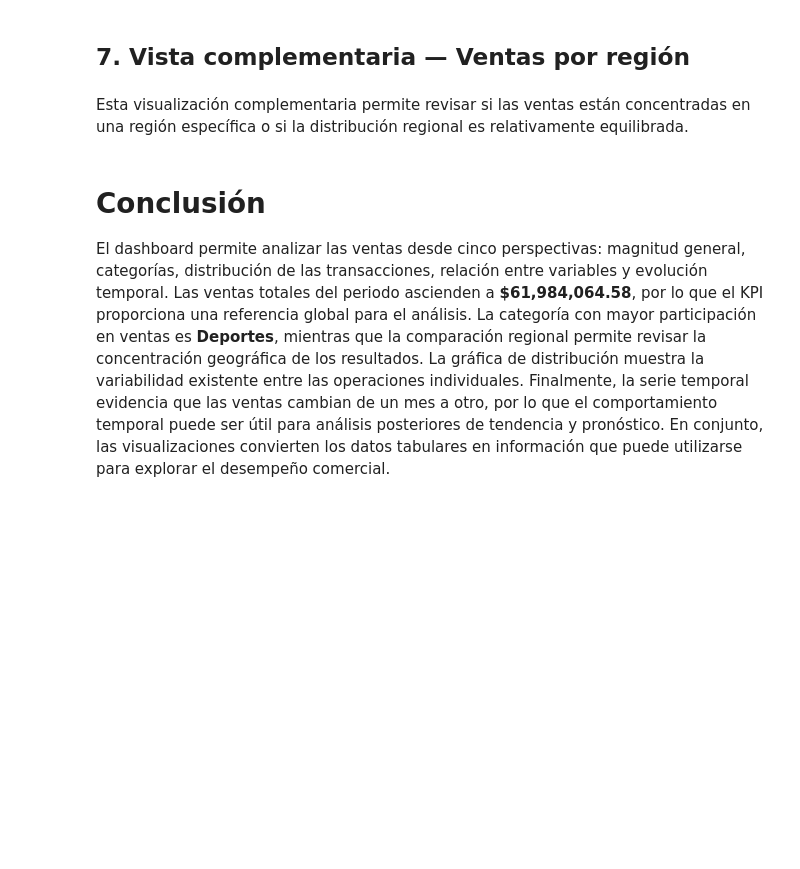
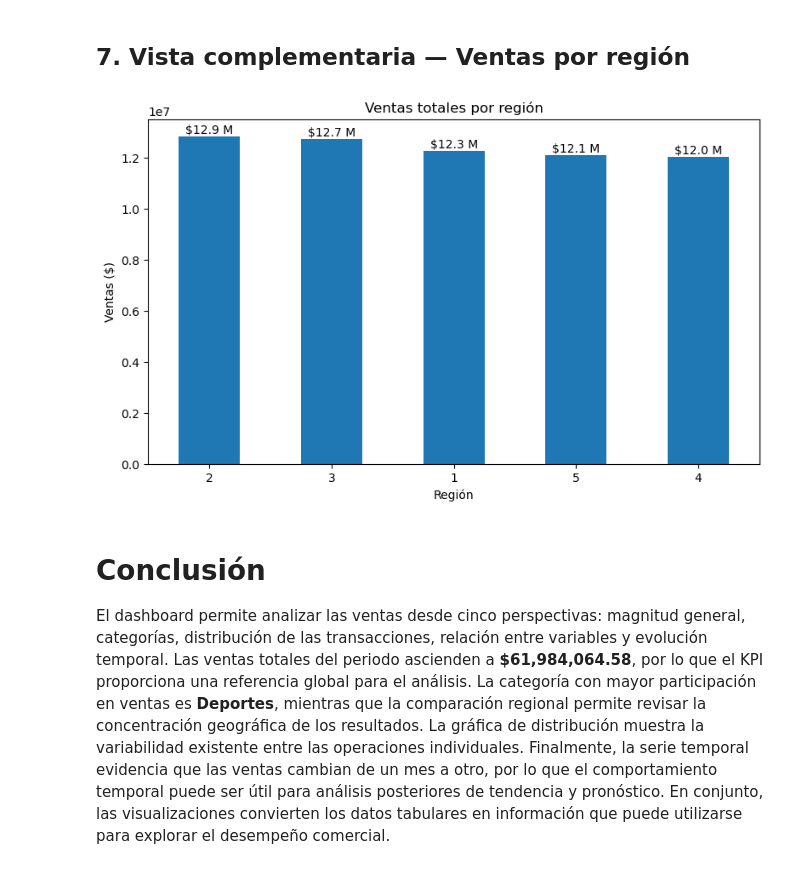
Before and after one commit to MiriamIvonne/Diplomado-Python-1, a Jupyter notebook: challenge_03_dashboard.ipynb, the cells around one changed output. Drawn from its saved outputs; the diff is of its cells as text; code cells hidden in the pictures; blank space fills up the shorter version.

```diff
--- a/challenge_03_dashboard.ipynb
+++ b/challenge_03_dashboard.ipynb
@@ -164,26 +187,21 @@ El nivel de ventas presenta variaciones mes a mes. El mes con mayor venta acumul
 # %% [markdown]
 ## 7. Vista complementaria — Ventas por región
 # %%
-ventas_region = (
-    df.groupby("region_id")["total"]
-      .sum()
-      .sort_values(ascending=False)
-)
-
+ventas_region = (df.groupby("region_id")["total"].sum().sort_values(ascending=False))
 plt.figure(figsize=(8, 5))
 ax = ventas_region.plot(kind="bar")
 plt.title("Ventas totales por región")
 plt.xlabel("Región")
 plt.ylabel("Ventas ($)")
 plt.xticks(rotation=0)
 
 for i, valor in enumerate(ventas_region):
     ax.text(i, valor, f"${valor/1e6:.1f} M", ha="center", va="bottom")
 
 plt.tight_layout()
 plt.show()
+# %% [output]
+[figure, added]
-# %% [markdown]
-Esta visualización complementaria permite revisar si las ventas están concentradas en una región específica o si la distribución regional es relativamente equilibrada.
 # %% [markdown]
 # Conclusión
 
```
Also changed, not shown: parts of 7 cells of this notebook, 7 other files.
